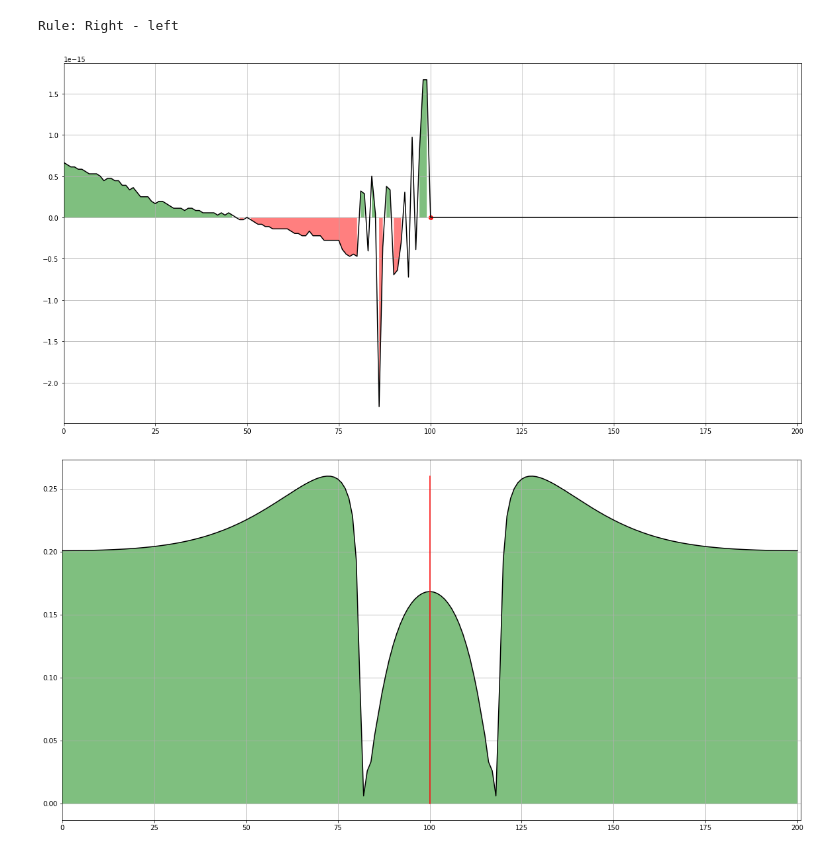
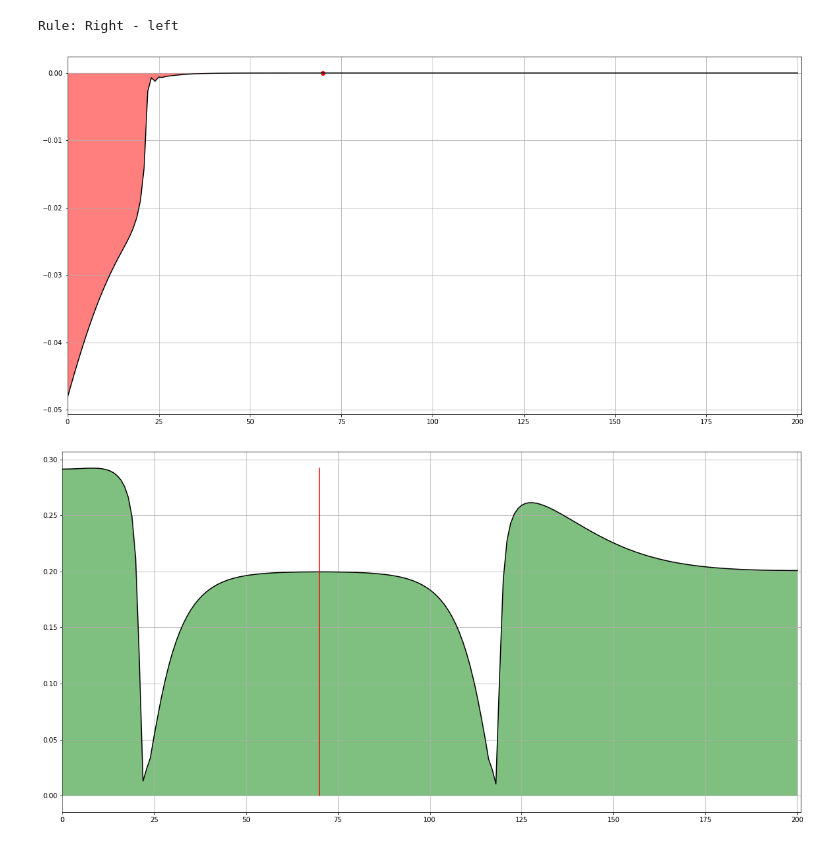
Before and after one commit to EnglishBeach/FEniCSx_polymers, a Jupyter notebook: Solver/Solver.ipynb, the cells around one changed output. Cells and saved outputs as stored; diff of their text form; code cells hidden in the pictures.

```diff
--- a/Solver/Solver.ipynb
+++ b/Solver/Solver.ipynb
@@ -984,7 +982,7 @@ class Const_par:
     def __init__(
         self,
         light={
-            'type': 'sharp', 'left': 0.4, 'right': 0.6
+            'type': 'sharp', 'left': 0.4, 'right': 0.6, 'a': 100
         },
         gen_rate=0.01,
         P_step=0.13,
@@ -1080,7 +1078,7 @@ class DATA_class:
 # %%
 const = Const_par(
     light={
-        'type': 'sharp', 'left': 0.4, 'right': 0.6
+        'type': 'sigmoid', 'left': 0.1, 'right': 0.6, 'a': 100
     },
     gen_rate=0.01,
     a_rate=1,
@@ -1422,6 +1429,6 @@ draw()
 # %%
-check_symmetry(Function(W0, NS, 'neutral'), )
+check_symmetry(Function(W0, NS, 'neutral'))
 # %% [output]
 Rule: Right - left
-[figure, old version]
+[figure, new version]
-[figure, old version]
+[figure, new version]
```
Also changed, not shown: parts of 3 cells of this notebook.
